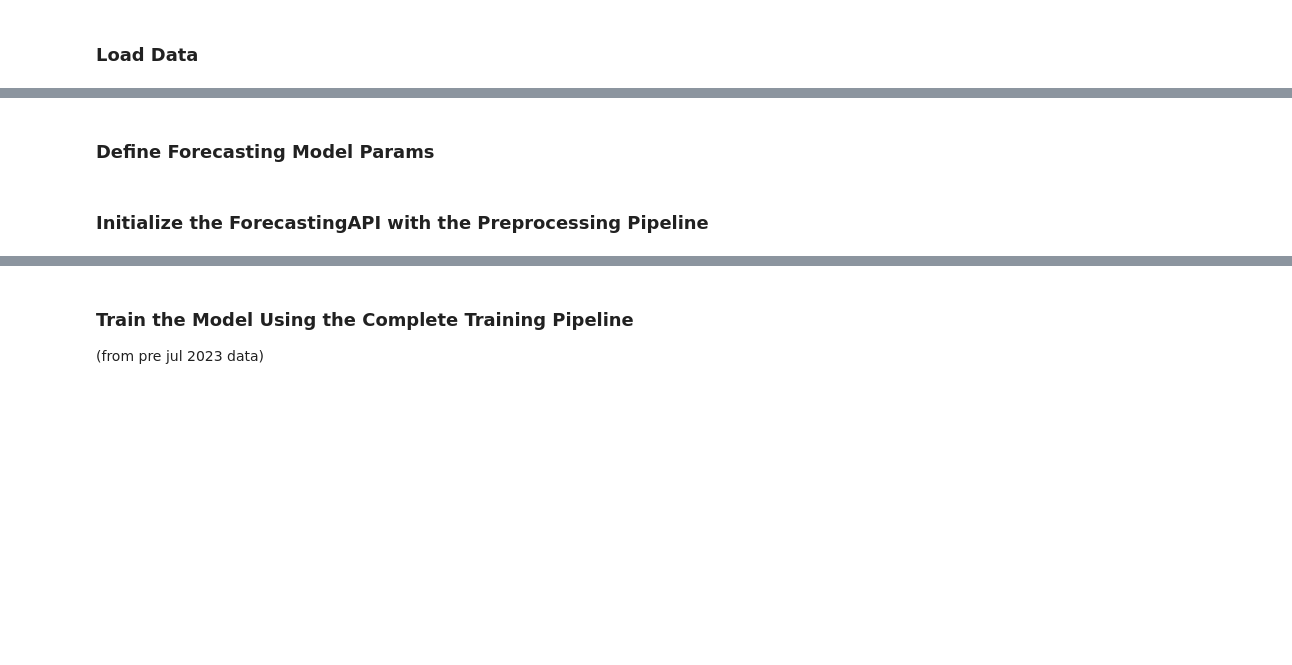
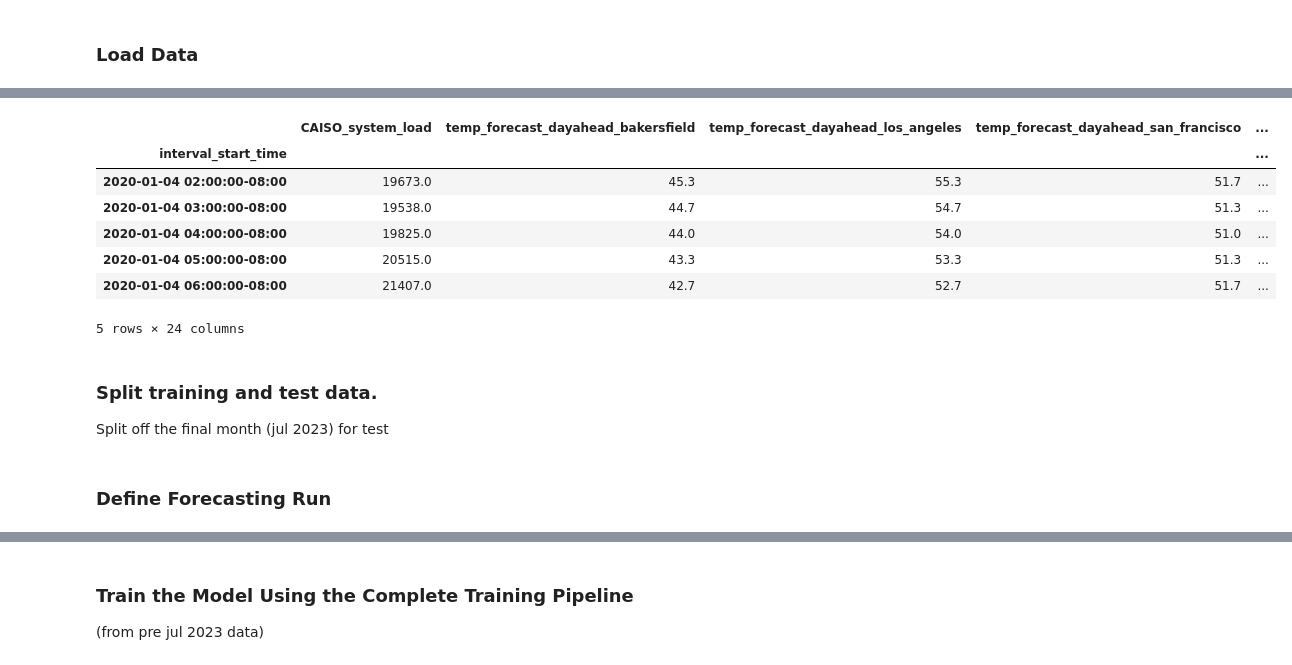
Before and after one commit to cshono/load-forecast, a Jupyter notebook: examples/example.ipynb, the cells around one changed output, grey strips where cells are left out. Cells and saved outputs as stored; diff of their text form; code cells hidden in the pictures; blank space fills up the shorter version.

```diff
--- a/examples/example.ipynb
+++ b/examples/example.ipynb
@@ -21,0 +25,23 @@ preprocessing_pipeline = create_preprocessing_pipeline(
+# %%
+lagged_features = [c for c in data if c != "CAISO_system_load"]
+data_preprocessed = preprocess_data(
+    data,
+    datetime_column="index",
+    lagged_features=lagged_features,
+    feature_lags=[1,2],
+    target_col="CAISO_system_load",
+    target_lags=[48, 72], # Cannot assign lag of <38 because the 24th hour in the day ahead market is 38 hours after 10 AM
+)
+data_preprocessed.head()
+# %% [output]
+|  | CAISO_system_load | temp_forecast_dayahead_bakersfield | temp_forecast_dayahead_los_angeles | temp_forecast_dayahead_san_francisco | ... |
+| interval_start_time |  |  |  |  | ... |
+| 2020-01-04 02:00:00-08:00 | 19673.0 | 45.3 | 55.3 | 51.7 | ... |
+| 2020-01-04 03:00:00-08:00 | 19538.0 | 44.7 | 54.7 | 51.3 | ... |
+| 2020-01-04 04:00:00-08:00 | 19825.0 | 44.0 | 54.0 | 51.0 | ... |
+| 2020-01-04 05:00:00-08:00 | 20515.0 | 43.3 | 53.3 | 51.3 | ... |
+| 2020-01-04 06:00:00-08:00 | 21407.0 | 42.7 | 52.7 | 51.7 | ... |
+5 rows × 24 columns
+# %% [markdown]
+### Split training and test data.
+Split off the final month (jul 2023) for test
@@ -22,5 +55,5 @@ preprocessing_pipeline = create_preprocessing_pipeline(
 # %% [markdown]
-### Define Forecasting Model Params
+### Define Forecasting Run
 # %%
 model_type = "xgboost"
 
@@ -34,2 +67,0 @@ param_grid = {
-# %% [markdown]
-### Initialize the ForecastingAPI with the Preprocessing Pipeline
```
Also changed, not shown: parts of 17 cells of this notebook, 11 other files.
